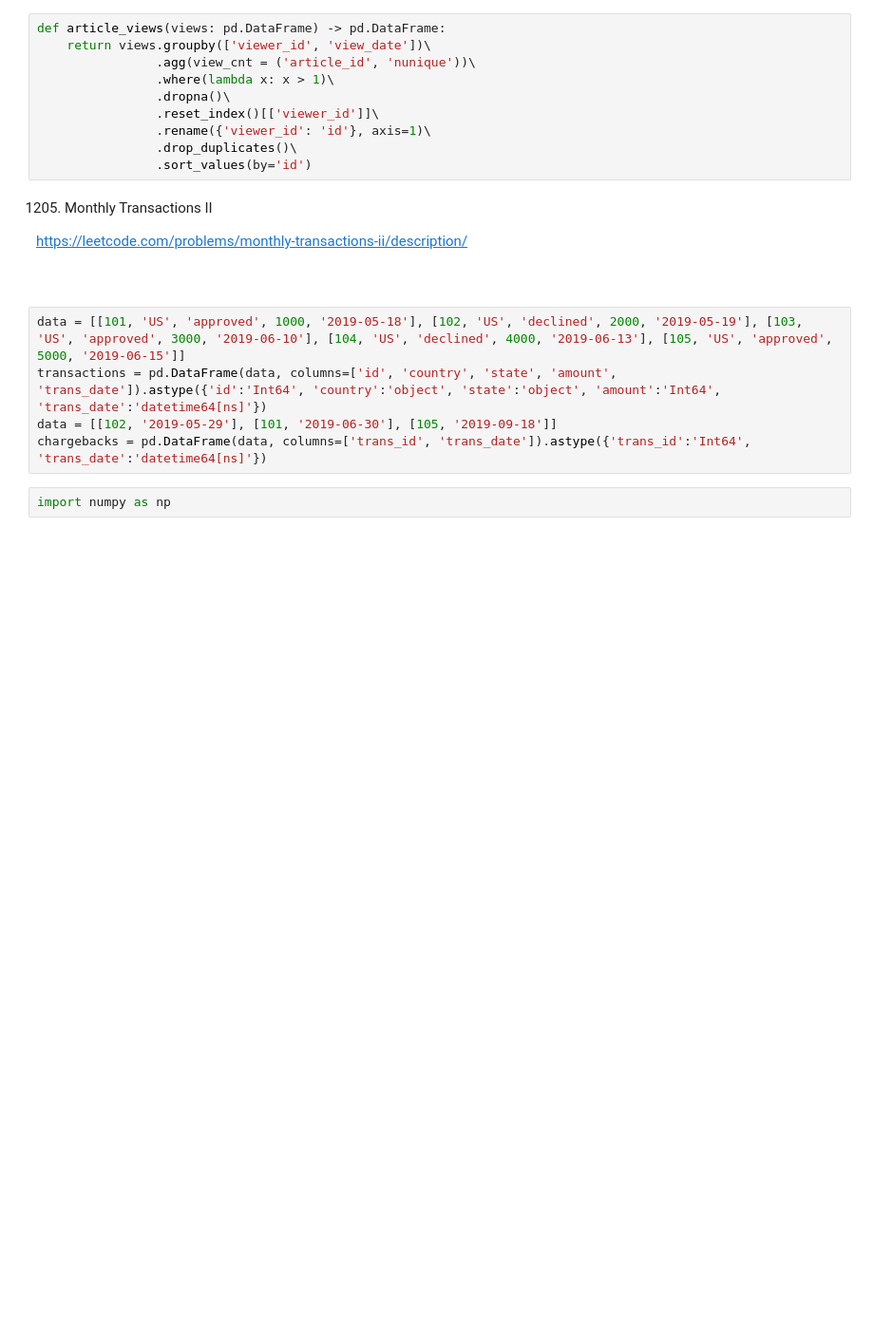
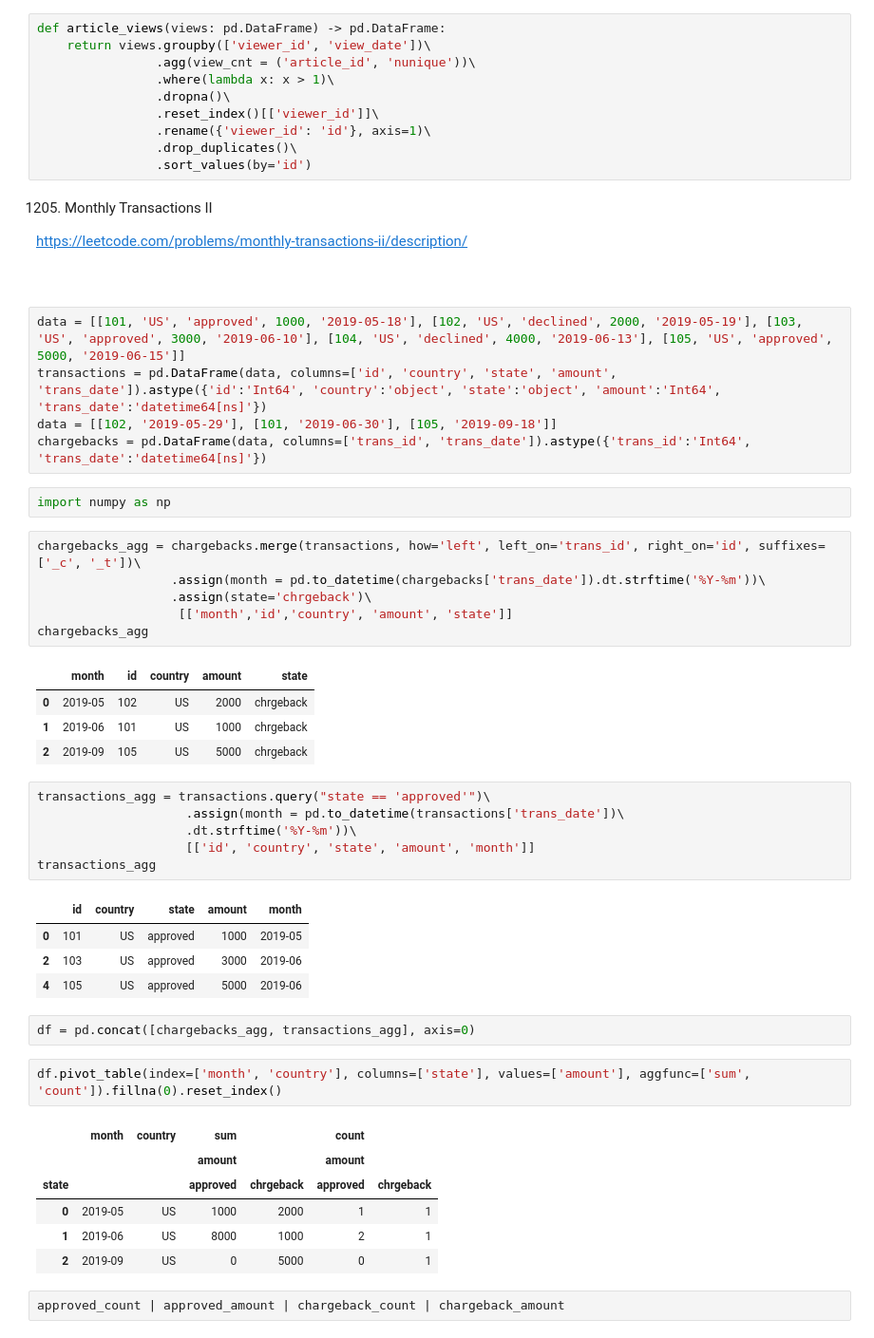
Before and after one commit to aleks-haksly/leetcode, a Jupyter notebook: pandas_postgres/pandas_postgres_medium.ipynb, the cells around one changed output. Shown: that part at 95% size. Drawn from its saved outputs; the diff is of its cells as text; blank space fills up the shorter version.

```diff
--- a/pandas_postgres/pandas_postgres_medium.ipynb
+++ b/pandas_postgres/pandas_postgres_medium.ipynb
@@ -1134,6 +1134,41 @@ data = [[102, '2019-05-29'], [101, '2019-06-30'], [105, '2019-09-18']]
 chargebacks = pd.DataFrame(data, columns=['trans_id', 'trans_date']).astype({'trans_id':'Int64', 'trans_date':'datetime64[ns]'})
 # %%
 import numpy as np
+# %%
+chargebacks_agg = chargebacks.merge(transactions, how='left', left_on='trans_id', right_on='id', suffixes=['_c', '_t'])\
+                  .assign(month = pd.to_datetime(chargebacks['trans_date']).dt.strftime('%Y-%m'))\
+                  .assign(state='chrgeback')\
+                   [['month','id','country', 'amount', 'state']]
+chargebacks_agg
+# %% [output]
+|  | month | id | country | amount | state |
+| 0 | 2019-05 | 102 | US | 2000 | chrgeback |
+| 1 | 2019-06 | 101 | US | 1000 | chrgeback |
+| 2 | 2019-09 | 105 | US | 5000 | chrgeback |
+# %%
+transactions_agg = transactions.query("state == 'approved'")\
+                    .assign(month = pd.to_datetime(transactions['trans_date'])\
+                    .dt.strftime('%Y-%m'))\
+                    [['id', 'country', 'state', 'amount', 'month']]
+transactions_agg
+# %% [output]
+|  | id | country | state | amount | month |
+| 0 | 101 | US | approved | 1000 | 2019-05 |
+| 2 | 103 | US | approved | 3000 | 2019-06 |
+| 4 | 105 | US | approved | 5000 | 2019-06 |
+# %%
+df = pd.concat([chargebacks_agg, transactions_agg], axis=0)
+# %%
+df.pivot_table(index=['month', 'country'], columns=['state'], values=['amount'], aggfunc=['sum', 'count']).fillna(0).reset_index()
+# %% [output]
+|  | month | country | sum |  | count |  |
+|  |  |  | amount |  | amount |  |
+| state |  |  | approved | chrgeback | approved | chrgeback |
+| 0 | 2019-05 | US | 1000 | 2000 | 1 | 1 |
+| 1 | 2019-06 | US | 8000 | 1000 | 2 | 1 |
+| 2 | 2019-09 | US | 0 | 5000 | 0 | 1 |
+# %%
+approved_count | approved_amount | chargeback_count | chargeback_amount
 # %%
 chargebacks_agg = chargebacks.merge(transactions, how='left', left_on='trans_id', right_on='id', suffixes=['_c', '_t'])\
                   .assign(c_month = pd.to_datetime(chargebacks['trans_date']).dt.strftime('%Y-%m'))\
```
Also changed, not shown: parts of 7 cells of this notebook.
